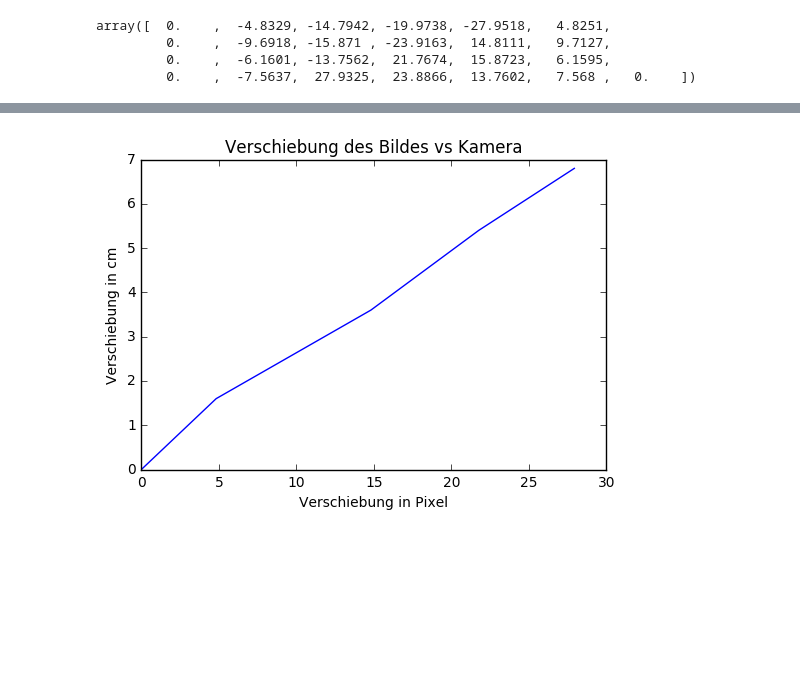
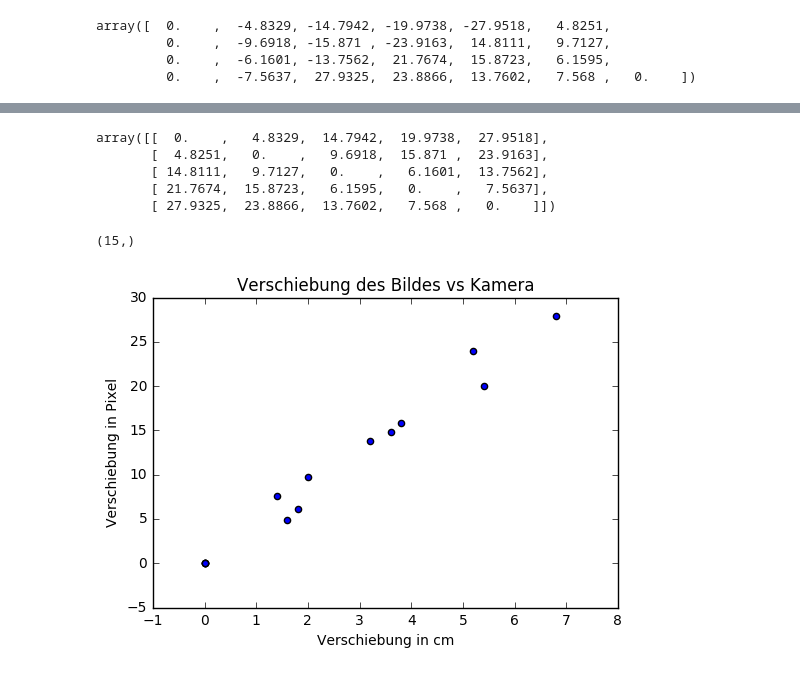
Before and after one commit to nikhil-garg/fp-lab, a Jupyter notebook: F95-Medical-Image-Analysis/Python Auswertung/Aufgabe 1.ipynb, the cells around one changed output, grey strips where cells are left out. Saved outputs shown, nothing was run; the diff lists cells and outputs as text; code cells hidden in the pictures; blank space fills up the shorter version.

```diff
--- a/F95-Medical-Image-Analysis/Python Auswertung/Aufgabe 1.ipynb
+++ b/F95-Medical-Image-Analysis/Python Auswertung/Aufgabe 1.ipynb
@@ -20,0 +37,4 @@ x_trafo = [0, 4.8251, 14.8111, 21.7674, 27.9325]
+# %%
+# Fülle die Translationen in cm über das txt-Dokument
+for i in range(len(bew)-1):
+    pixels[int(bew[i])-1][int(fix[i])-1] = np.abs(x[i])
@@ -21,8 +49,31 @@ x_trafo = [0, 4.8251, 14.8111, 21.7674, 27.9325]
+# %%
+pixels
+# %% [output]
+array([[  0.    ,   4.8329,  14.7942,  19.9738,  27.9518],
+       [  4.8251,   0.    ,   9.6918,  15.871 ,  23.9163],
+       [ 14.8111,   9.7127,   0.    ,   6.1601,  13.7562],
+       [ 21.7674,  15.8723,   6.1595,   0.    ,   7.5637],
+       [ 27.9325,  23.8866,  13.7602,   7.568 ,   0.    ]])
+# %%
+res_cms = []
+res_pixels = []
+for i in range(5):
+    for j in range(i, 5):
+        res_cms.append(cms[i][j])
+        res_pixels.append(pixels[i][j])
+# %%
+res_cms = np.array(res_cms)
+# %%
+res_pixels = np.array(res_pixels)
+# %%
+np.shape(np.ones(15))
+# %% [output]
+(15,)
 # %%
-plt.plot(x_trafo, x_gemessen)
+plt.scatter(res_cms, res_pixels)
 plt.title('Verschiebung des Bildes vs Kamera')
-plt.xlabel('Verschiebung in Pixel')
-plt.ylabel('Verschiebung in cm')
+plt.xlabel('Verschiebung in cm')
+plt.ylabel('Verschiebung in Pixel')
 plt.show()
 # %% [output]
-[figure, old version]
+[figure, new version]
```
Also changed, not shown: parts of 7 cells of this notebook, 3 other files.
